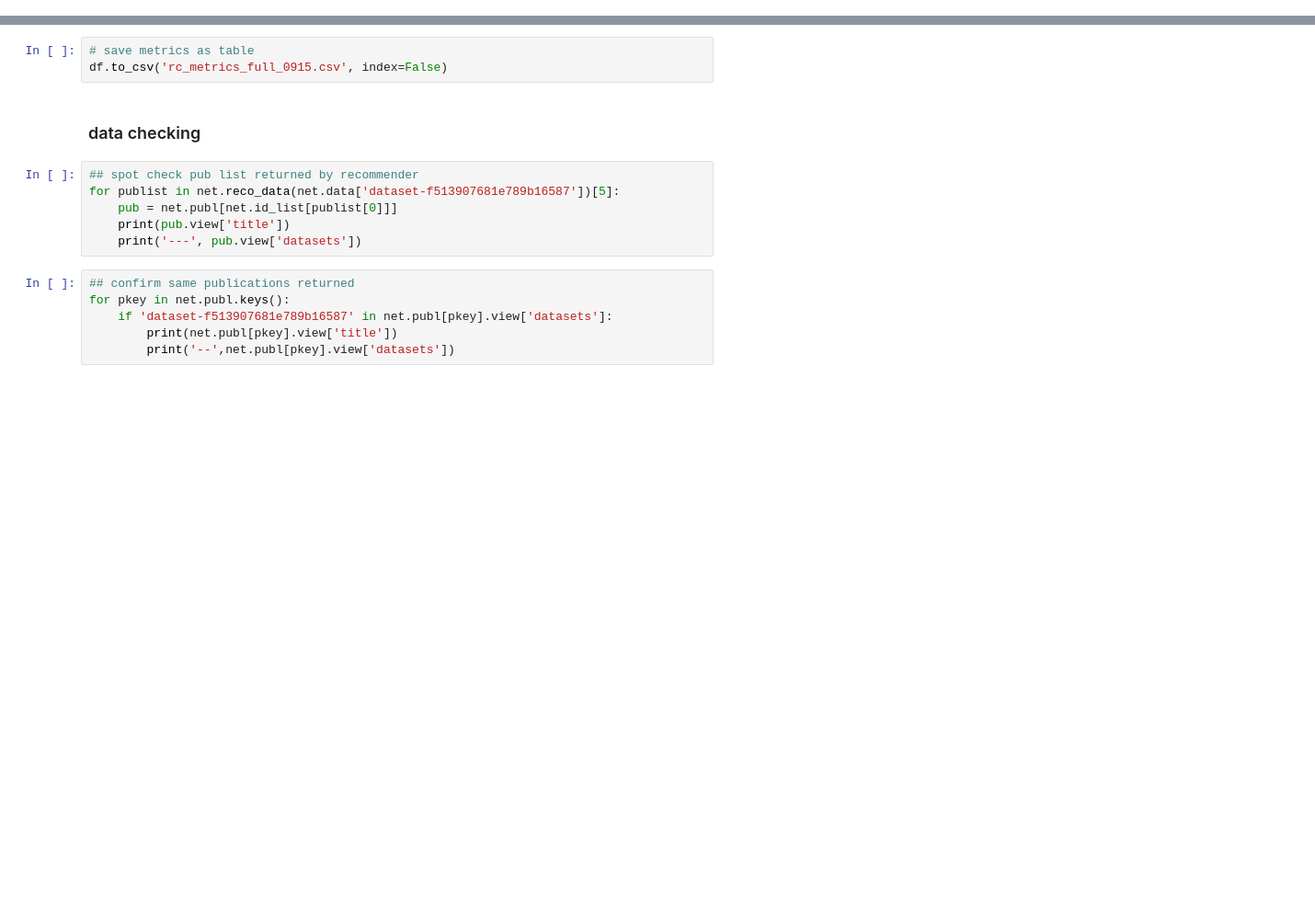
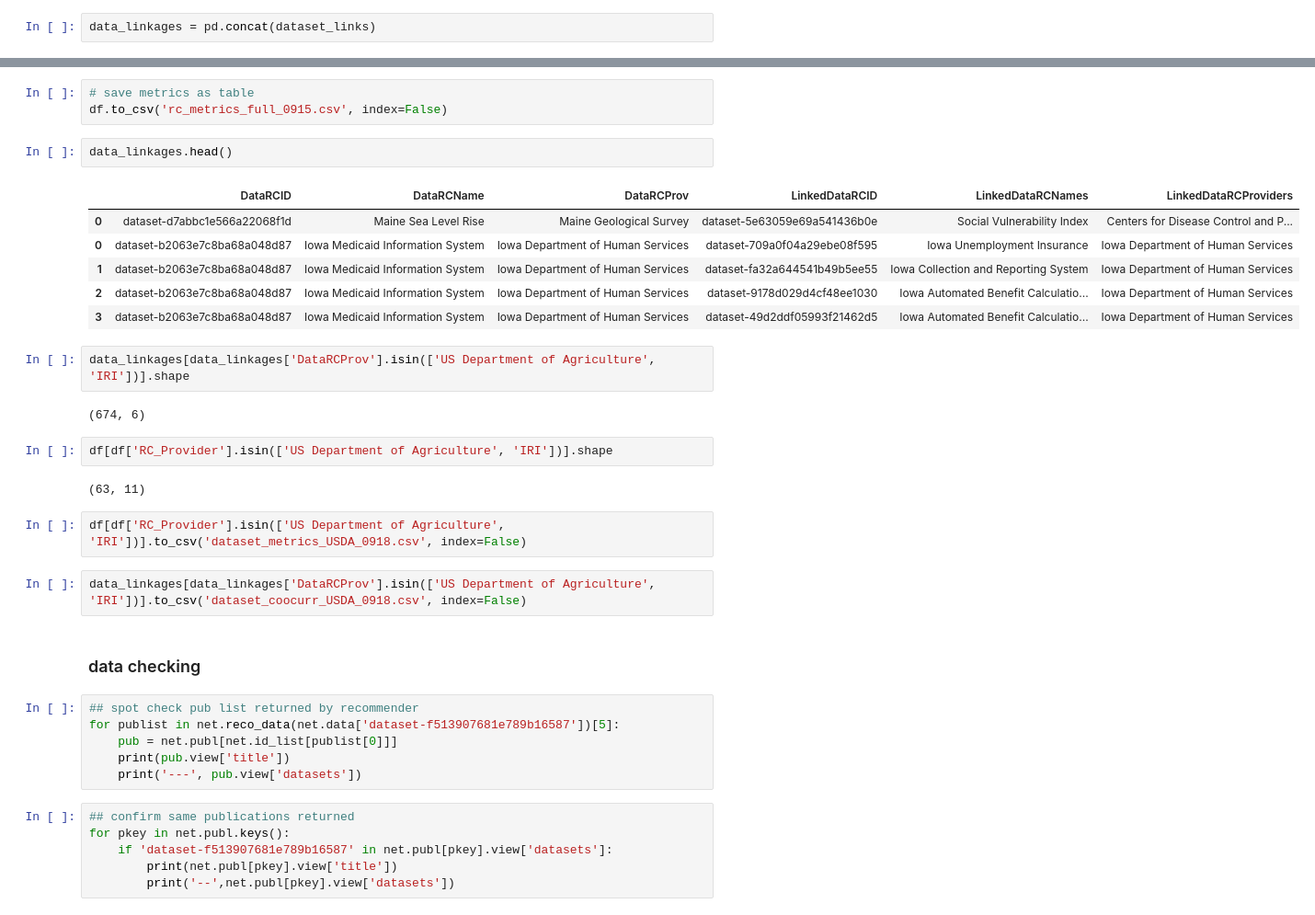
Before and after one commit to Coleridge-Initiative/rc-ml-corpus, a Jupyter notebook: rc_metrics/RC_metrics_draft.ipynb, the cells around one changed output, grey strips where cells are left out. Shown: that part at 92% size. Cells and saved outputs as stored; diff of their text form; blank space fills up the shorter version.

```diff
--- a/rc_metrics/RC_metrics_draft.ipynb
+++ b/rc_metrics/RC_metrics_draft.ipynb
@@ -234,4 +270,6 @@ df.head()
 | 2 | dataset-5eb698d20631f3425eba | The Special Nutrition Program Ope... | https://www.fns.usda.gov/special-... | US Department of Agriculture | 0.8123 | 1 | 0 | 0 | ... |
 | 3 | dataset-c8d47db36ff66f36666b | Billion-Dollar Weather and Climat... | https://www.ncdc.noaa.gov/billion... | NOAA | 0.2970 | 3 | 0 | 0 | ... |
 | 4 | dataset-7342a430cff8e8ba688a | New York State Division of Crimin... | https://www.criminaljustice.ny.go... | New York State Division of Crimin... | 0.3280 | 3 | 18 | 16 | ... |
+# %%
+data_linkages = pd.concat(dataset_links)
 # %%
@@ -241,6 +288,27 @@ df.shape
 # %%
 # save metrics as table
 df.to_csv('rc_metrics_full_0915.csv', index=False)
+# %%
+data_linkages.head()
+# %% [output]
+|  | DataRCID | DataRCName | DataRCProv | LinkedDataRCID | LinkedDataRCNames | LinkedDataRCProviders |
+| 0 | dataset-d7abbc1e566a22068f1d | Maine Sea Level Rise | Maine Geological Survey | dataset-5e63059e69a541436b0e | Social Vulnerability Index | Centers for Disease Control and P... |
+| 0 | dataset-b2063e7c8ba68a048d87 | Iowa Medicaid Information System | Iowa Department of Human Services | dataset-709a0f04a29ebe08f595 | Iowa Unemployment Insurance | Iowa Department of Human Services |
+| 1 | dataset-b2063e7c8ba68a048d87 | Iowa Medicaid Information System | Iowa Department of Human Services | dataset-fa32a644541b49b5ee55 | Iowa Collection and Reporting System | Iowa Department of Human Services |
+| 2 | dataset-b2063e7c8ba68a048d87 | Iowa Medicaid Information System | Iowa Department of Human Services | dataset-9178d029d4cf48ee1030 | Iowa Automated Benefit Calculatio... | Iowa Department of Human Services |
+| 3 | dataset-b2063e7c8ba68a048d87 | Iowa Medicaid Information System | Iowa Department of Human Services | dataset-49d2ddf05993f21462d5 | Iowa Automated Benefit Calculatio... | Iowa Department of Human Services |
+# %%
+data_linkages[data_linkages['DataRCProv'].isin(['US Department of Agriculture', 'IRI'])].shape
+# %% [output]
+(674, 6)
+# %%
+df[df['RC_Provider'].isin(['US Department of Agriculture', 'IRI'])].shape
+# %% [output]
+(63, 11)
+# %%
+df[df['RC_Provider'].isin(['US Department of Agriculture', 'IRI'])].to_csv('dataset_metrics_USDA_0918.csv', index=False)
+# %%
+data_linkages[data_linkages['DataRCProv'].isin(['US Department of Agriculture', 'IRI'])].to_csv('dataset_coocurr_USDA_0918.csv', index=False)
 # %% [markdown]
 ### data checking
 # %%
```
Also changed, not shown: parts of 32 cells of this notebook, 1 other file.
